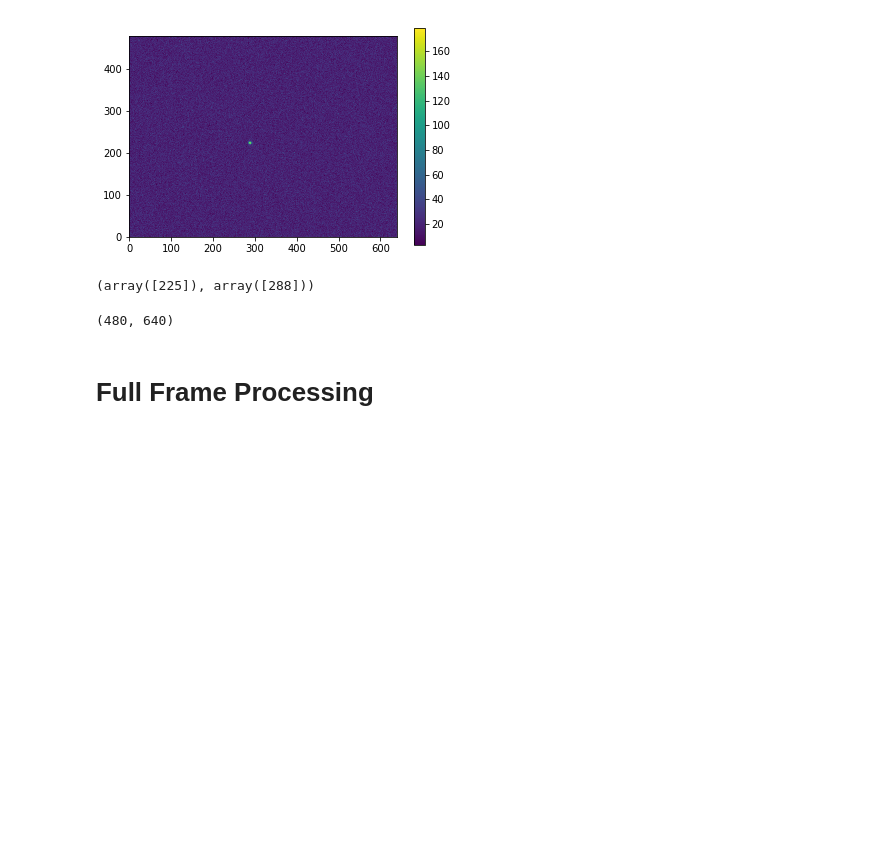
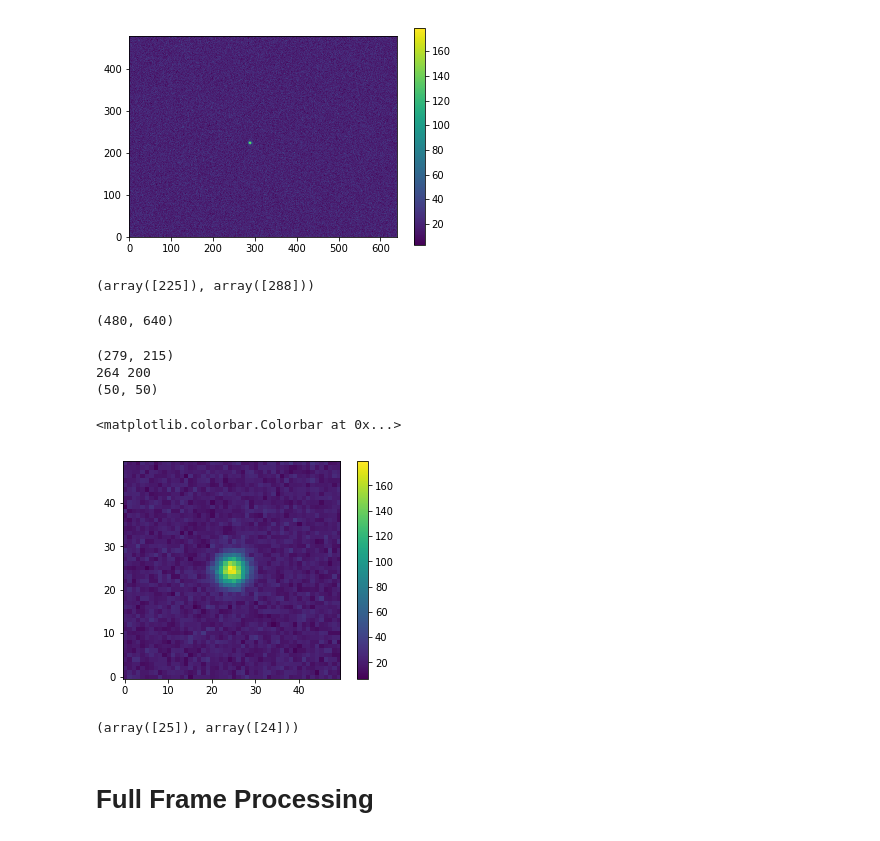
Before and after one commit to mareuter/notebooks, a Jupyter notebook: LSST/Systems_Engineering/Gaussian_Spot_for_CCD.ipynb, the cells around one changed output. Cells and saved outputs as stored; diff of their text form; code cells hidden in the pictures; blank space fills up the shorter version.

Commit message:
Adding ROI frame processing to Gaussian spot notebook.

```diff
--- a/LSST/Systems_Engineering/Gaussian_Spot_for_CCD.ipynb
+++ b/LSST/Systems_Engineering/Gaussian_Spot_for_CCD.ipynb
@@ -25,12 +23,13 @@ plt.colorbar()
 np.random.seed(1000)
 ccd_shape = (480, 640)
 # %%
-percentage = 0.2
-x_range = percentage * ccd_shape[1]
-y_range = percentage * ccd_shape[0]
-# Pick lower left corner for insertion
-x_halfwidth = ccd_shape[1] / 2
-y_halfwidth = ccd_shape[0] / 2
-xpoint = np.random.randint(x_halfwidth - x_range, x_halfwidth + x_range + 1)
-ypoint = np.random.randint(y_halfwidth - y_range, y_halfwidth + y_range + 1)
-print(xpoint, ypoint)
+def find_insertion_point(ccd_shape):
+    percentage = 0.2
+    x_range = percentage * ccd_shape[1]
+    y_range = percentage * ccd_shape[0]
+    # Pick lower left corner for insertion
+    x_halfwidth = ccd_shape[1] / 2
+    y_halfwidth = ccd_shape[0] / 2
+    xpoint = np.random.randint(x_halfwidth - x_range, x_halfwidth + x_range + 1)
+    ypoint = np.random.randint(y_halfwidth - y_range, y_halfwidth + y_range + 1)
+    return (xpoint, ypoint)
@@ -68,3 +36,11 @@ ccd[ypoint:ypoint+g.shape[0], xpoint:xpoint+g.shape[1]] += g
+# %%
+def get_frame(spot, ccd_shape, ipoint):
+    frame = np.random.poisson(20.0, ccd_shape)
+    frame[ipoint[1]:ipoint[1] + spot.shape[0], ipoint[0]:ipoint[0] + spot.shape[1]] += spot
+    return frame
+# %%
+insertion_point = find_insertion_point(ccd_shape)
+ccd = get_frame(g, ccd_shape, insertion_point)
 # %%
 plt.imshow(ccd, origin='lower')
 plt.colorbar()
@@ -79,6 +55,30 @@ np.where(ccd==np.max(ccd))
 ccd.shape
 # %% [output]
 (480, 640)
+# %%
+boxsize = 50
+offset_x = (boxsize - g.shape[1]) // 2
+offset_y = (boxsize - g.shape[0]) // 2
+x_start = insertion_point[0] - offset_x
+y_start = insertion_point[1] - offset_y
+print(insertion_point)
+print(x_start, y_start)
+temp_roi = ccd[y_start:y_start + boxsize, x_start:x_start + boxsize]
+print(temp_roi.shape)
+# %% [output]
+(279, 215)
+264 200
+(50, 50)
+# %%
+plt.imshow(temp_roi, origin='lower')
+plt.colorbar()
+# %% [output]
+<matplotlib.colorbar.Colorbar at 0x...>
+[figure, added]
+# %%
+np.where(temp_roi==np.max(temp_roi))
+# %% [output]
+(array([25]), array([24]))
 # %% [markdown]
 # Full Frame Processing
 # %%
```
Also changed, not shown: parts of 67 cells of this notebook.
